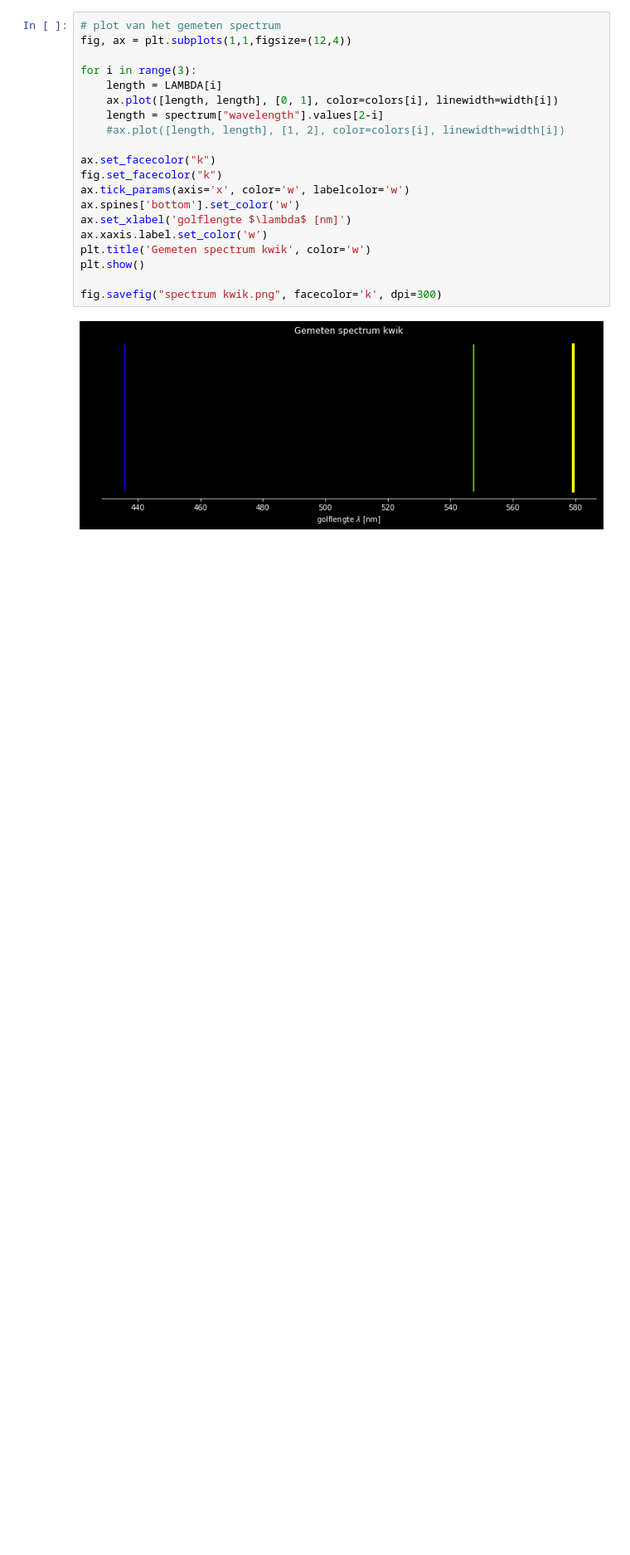
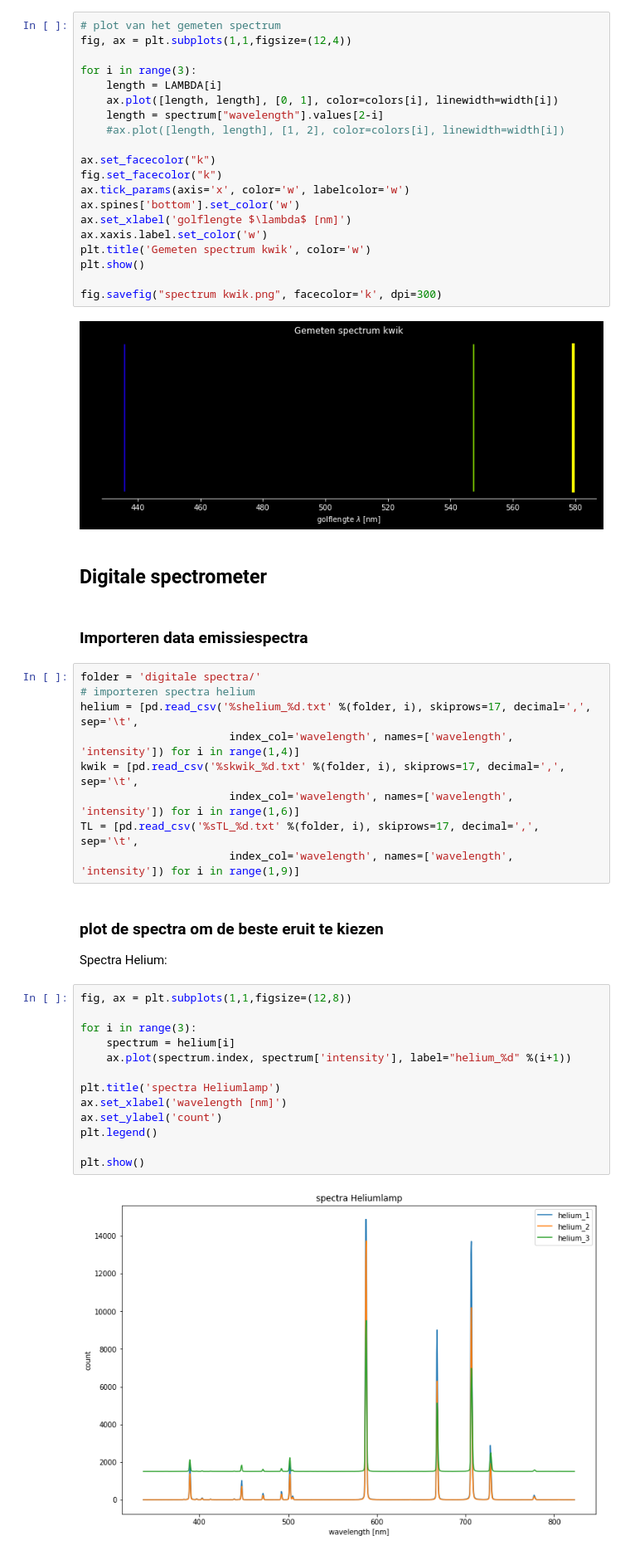
Before and after one commit to Cubedsheep/experimentele-basistechnieken, a Jupyter notebook: spectrometer/spectrometer.ipynb, the cells around one changed output. Shown at 83% size. Drawn from its saved outputs; the diff is of its cells as text; blank space fills up the shorter version.

Commit message:
dataverwerking + plots emissiespectra

```diff
--- a/spectrometer/spectrometer.ipynb
+++ b/spectrometer/spectrometer.ipynb
@@ -247,3 +247,35 @@ plt.show()
 fig.savefig("spectrum kwik.png", facecolor='k', dpi=300)
 # %% [output]
 [figure]
+# %% [markdown]
+## Digitale spectrometer
+# %% [markdown]
+### Importeren data emissiespectra
+# %%
+folder = 'digitale spectra/'
+# importeren spectra helium
+helium = [pd.read_csv('%shelium_%d.txt' %(folder, i), skiprows=17, decimal=',', sep='\t',
+                       index_col='wavelength', names=['wavelength', 'intensity']) for i in range(1,4)]
+kwik = [pd.read_csv('%skwik_%d.txt' %(folder, i), skiprows=17, decimal=',', sep='\t',
+                       index_col='wavelength', names=['wavelength', 'intensity']) for i in range(1,6)]
+TL = [pd.read_csv('%sTL_%d.txt' %(folder, i), skiprows=17, decimal=',', sep='\t',
+                       index_col='wavelength', names=['wavelength', 'intensity']) for i in range(1,9)]
+# %% [markdown]
+### plot de spectra om de beste eruit te kiezen
+
+Spectra Helium:
+# %%
+fig, ax = plt.subplots(1,1,figsize=(12,8))
+
+for i in range(3):
+    spectrum = helium[i]
+    ax.plot(spectrum.index, spectrum['intensity'], label="helium_%d" %(i+1))
+
+plt.title('spectra Heliumlamp')
+ax.set_xlabel('wavelength [nm]')
+ax.set_ylabel('count')
+plt.legend()
+
+plt.show()
+# %% [output]
+[figure, added]
```
Also changed, not shown: parts of 24 cells of this notebook, 21 other files.
